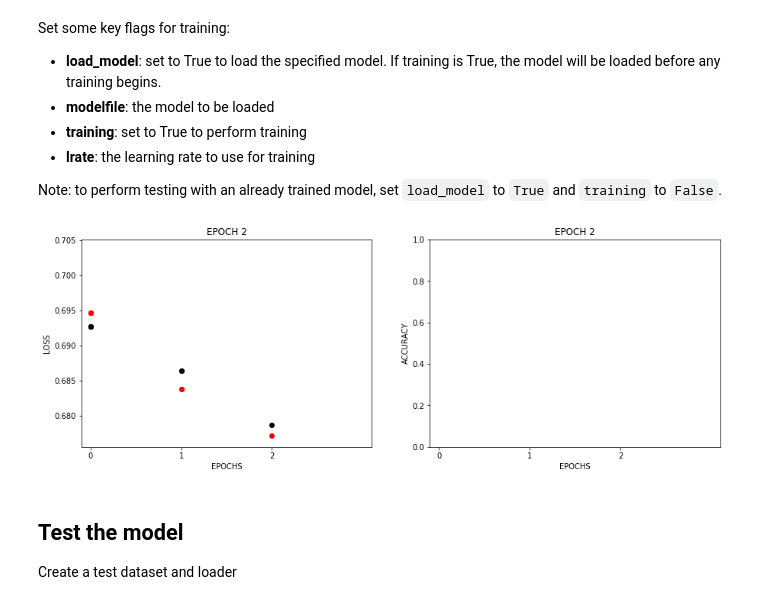
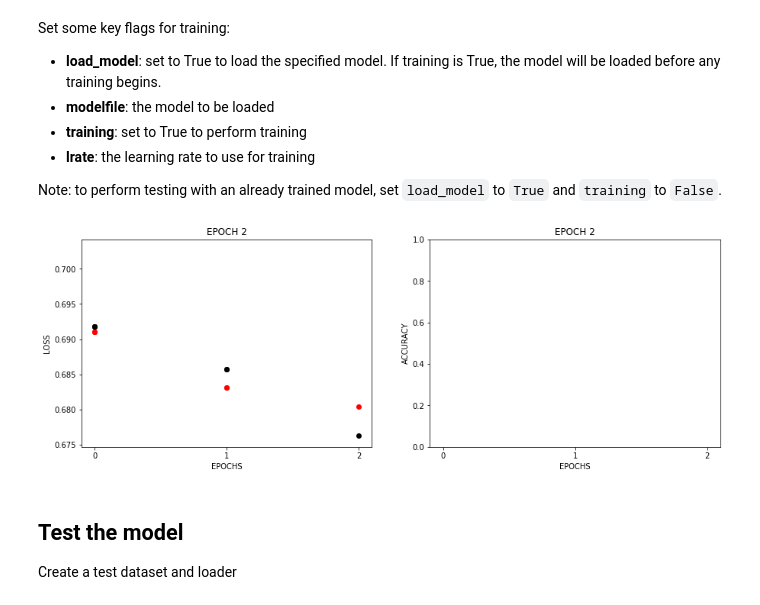
Before and after one commit to jerenner/uscnncourse, a Jupyter notebook: next/NEXT_classification.ipynb, the cells around one changed output. Cells and saved outputs as stored; diff of their text form; code cells hidden in the pictures.

```diff
--- a/next/NEXT_classification.ipynb
+++ b/next/NEXT_classification.ipynb
@@ -301,11 +301,10 @@ ax0.set_xlabel("EPOCHS")
 ax1.set_xlabel("EPOCHS")
 ax0.set_ylabel("LOSS")
 ax1.set_ylabel("ACCURACY")
-ax0.set_xlim([-0.1, epochs + 0.1])
-ax1.set_xlim([-0.1, epochs + 0.1])
+ax0.set_xlim([-0.1, epochs-1 + 0.1])
+ax1.set_xlim([-0.1, epochs-1 + 0.1])
 ax0.set_xticks(range(0, epochs))
 ax1.set_xticks(range(0, epochs))
-
 
 # Create your net
 model = FCNet()
@@ -318,37 +317,37 @@ if (CUDA_enabled):
     model.cuda()
 
 # Load the model from file.
 if (load_model):
     model.load_state_dict(torch.load(modelfile))
-#     model.eval()
+    model.eval()
 
 # Train the model.
 if (training):
     for epoch in range(0, epochs):
-#         model.train()
+        model.train()
         losses_epoch = train()
         train_losses[epoch] = np.mean(losses_epoch)
         with torch.no_grad():
-#             model.eval()
+            model.eval()
             losses_epoch = val()
             val_losses[epoch] = np.mean(losses_epoch)
 
         # save model in epoch
         torch.save(model.state_dict(), f"{modelsdir}/model_NEXT_{epoch}.pt")
 
         # update plot
         ax0.set_title(f"EPOCH {epoch}")
         ax0.scatter(x, train_losses, c="black")
         ax0.scatter(x, val_losses  , c="red")
 
         ax1.set_title(f"EPOCH {epoch}")
 
         display.clear_output(wait=True)
         display.display(fig)
 
 display.clear_output()
 # %% [output]
-[figure, old version]
+[figure, new version]
 # %% [markdown]
 ## Test the model
 Create a test dataset and loader
```
Also changed, not shown: parts of 9 cells of this notebook.
